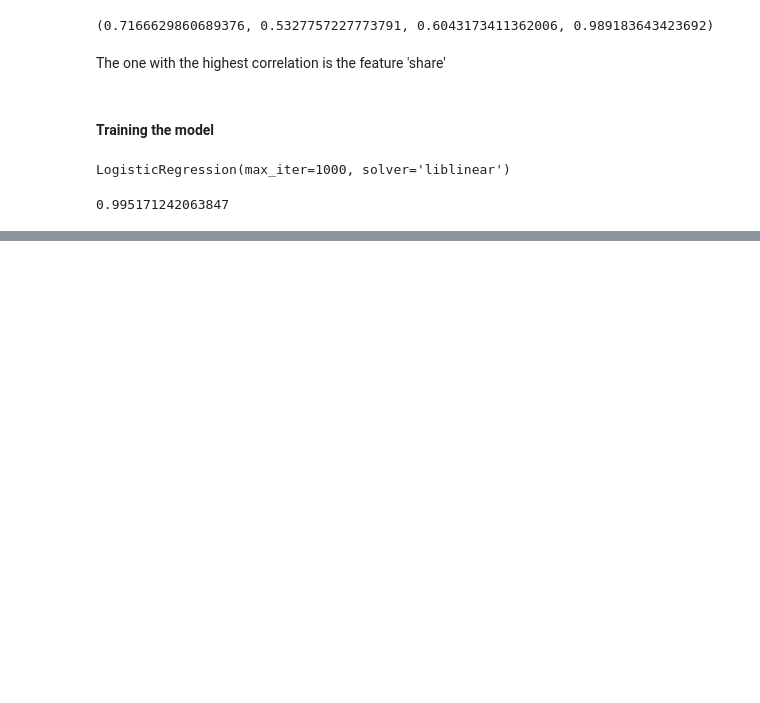
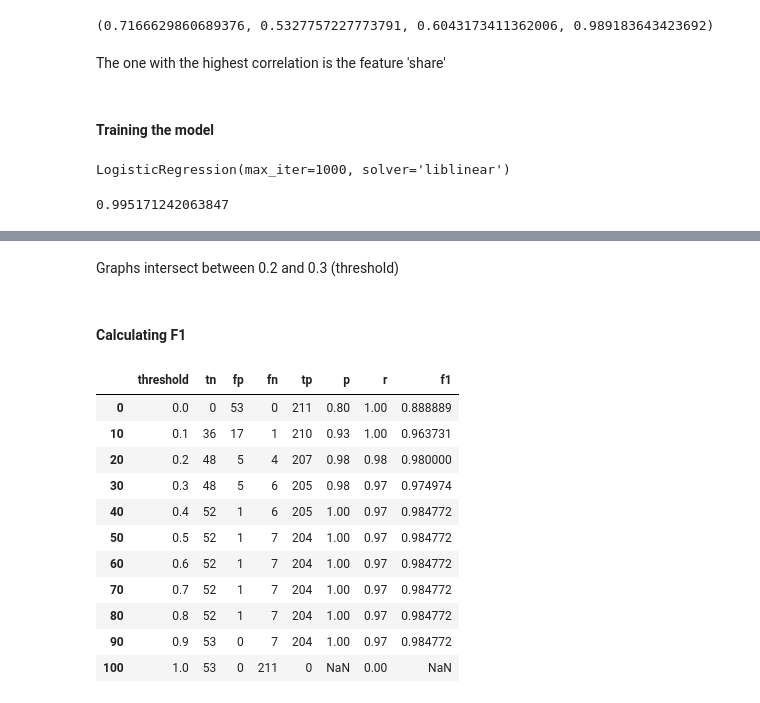
Before and after one commit to maclavijo/MLZoomcamp, a Jupyter notebook: Week4/Credit Card Data - Homework.ipynb, the cells around one changed output, grey strips where cells are left out. Cells and saved outputs as stored; diff of their text form; code cells hidden in the pictures; blank space fills up the shorter version.

```diff
--- a/Week4/Credit Card Data - Homework.ipynb
+++ b/Week4/Credit Card Data - Homework.ipynb
@@ -254,0 +240,20 @@ scores[::10]
+# %% [markdown]
+Graphs intersect between 0.2 and 0.3 (threshold)
+# %% [markdown]
+#### Calculating F1
+# %%
+scores['f1'] = 2 * scores.p * scores.r / (scores.p + scores.r)
+scores[::10]
+# %% [output]
+|  | threshold | tn | fp | fn | tp | p | r | f1 |
+| 0 | 0.0 | 0 | 53 | 0 | 211 | 0.80 | 1.00 | 0.888889 |
+| 10 | 0.1 | 36 | 17 | 1 | 210 | 0.93 | 1.00 | 0.963731 |
+| 20 | 0.2 | 48 | 5 | 4 | 207 | 0.98 | 0.98 | 0.980000 |
+| 30 | 0.3 | 48 | 5 | 6 | 205 | 0.98 | 0.97 | 0.974974 |
+| 40 | 0.4 | 52 | 1 | 6 | 205 | 1.00 | 0.97 | 0.984772 |
+| 50 | 0.5 | 52 | 1 | 7 | 204 | 1.00 | 0.97 | 0.984772 |
+| 60 | 0.6 | 52 | 1 | 7 | 204 | 1.00 | 0.97 | 0.984772 |
+| 70 | 0.7 | 52 | 1 | 7 | 204 | 1.00 | 0.97 | 0.984772 |
+| 80 | 0.8 | 52 | 1 | 7 | 204 | 1.00 | 0.97 | 0.984772 |
+| 90 | 0.9 | 53 | 0 | 7 | 204 | 1.00 | 0.97 | 0.984772 |
+| 100 | 1.0 | 53 | 0 | 211 | 0 | NaN | 0.00 | NaN |
```
Also changed, not shown: parts of 19 cells of this notebook, 1 other file.
